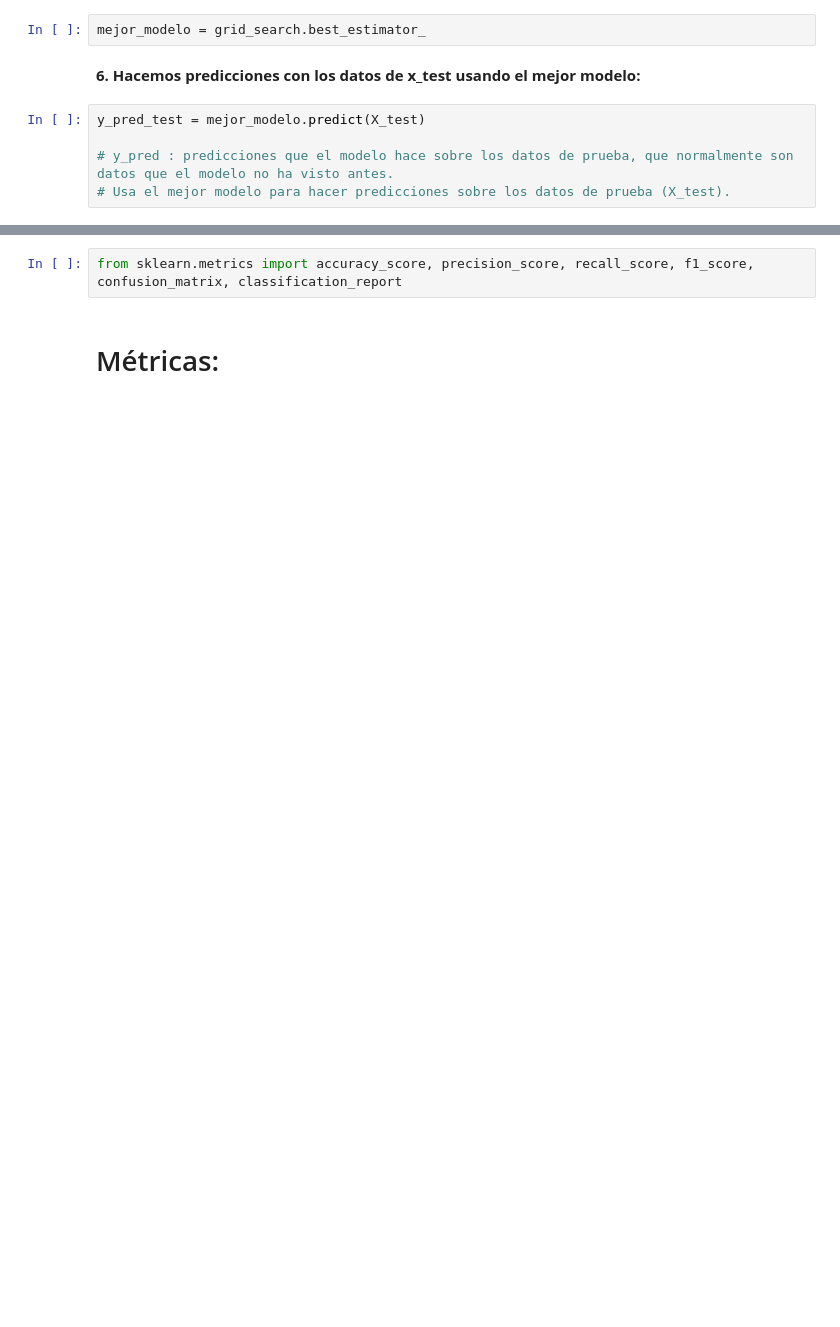
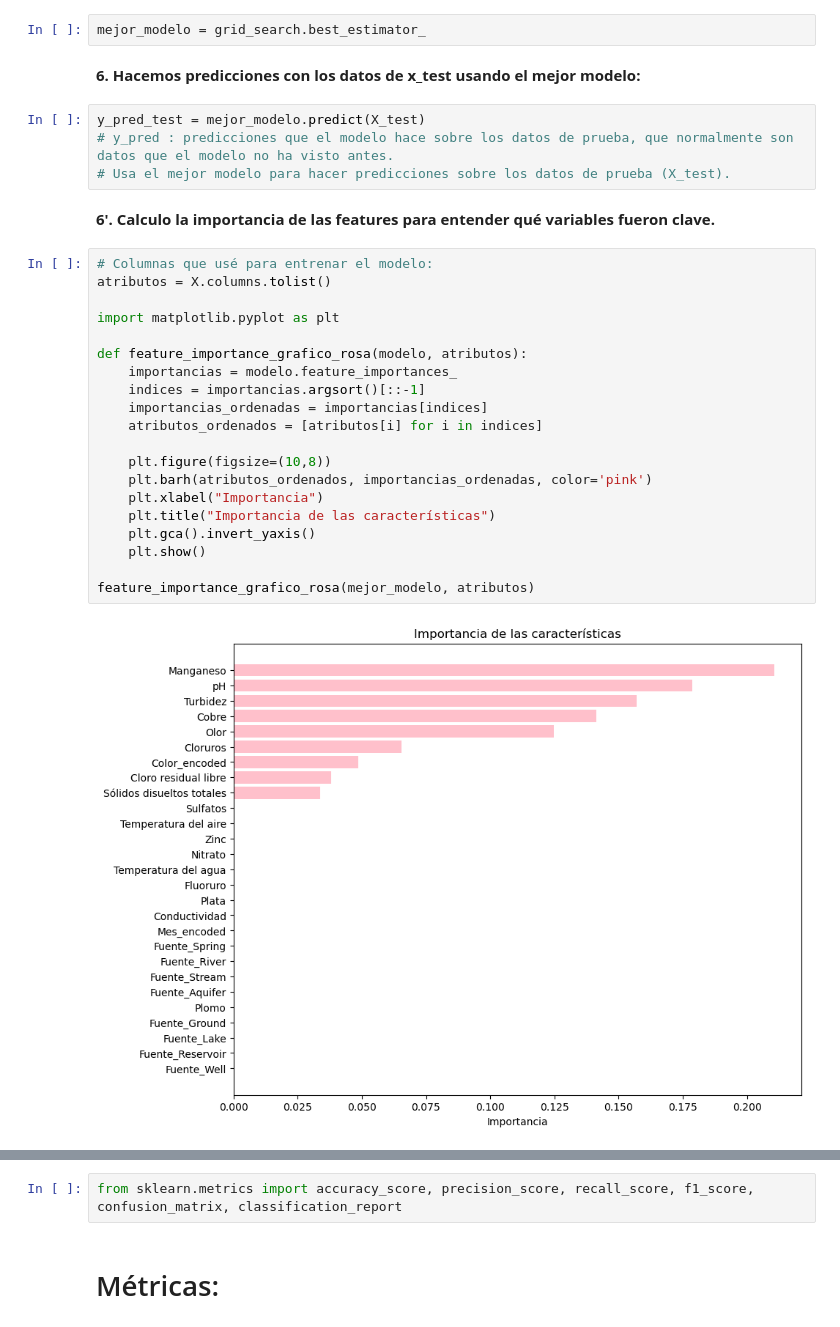
Before and after one commit to micaelakorol21/water_quality, a Jupyter notebook: water_quality.ipynb, the cells around one changed output, grey strips where cells are left out. Saved outputs shown, nothing was run; the diff lists cells and outputs as text; blank space fills up the shorter version.

Commit message:
importancia de features y reportes

```diff
--- a/water_quality.ipynb
+++ b/water_quality.ipynb
@@ -710,6 +1290,29 @@ mejor_modelo = grid_search.best_estimator_
 <b>6. Hacemos predicciones con los datos de x_test usando el mejor modelo: </b>
 # %%
 y_pred_test = mejor_modelo.predict(X_test)
-
 # y_pred : predicciones que el modelo hace sobre los datos de prueba, que normalmente son datos que el modelo no ha visto antes.
 # Usa el mejor modelo para hacer predicciones sobre los datos de prueba (X_test).
+# %% [markdown]
+<b>6'. Calculo la importancia de las features para entender qué variables fueron clave.</b>
+# %%
+# Columnas que usé para entrenar el modelo:
+atributos = X.columns.tolist()
+
+import matplotlib.pyplot as plt
+
+def feature_importance_grafico_rosa(modelo, atributos):
+    importancias = modelo.feature_importances_
+    indices = importancias.argsort()[::-1]
+    importancias_ordenadas = importancias[indices]
+    atributos_ordenados = [atributos[i] for i in indices]
+
+    plt.figure(figsize=(10,8))
+    plt.barh(atributos_ordenados, importancias_ordenadas, color='pink')
+    plt.xlabel("Importancia")
+    plt.title("Importancia de las características")
+    plt.gca().invert_yaxis()
+    plt.show()
+
+feature_importance_grafico_rosa(mejor_modelo, atributos)
+# %% [output]
+[figure, added]
```
Also changed, not shown: parts of 106 cells of this notebook.
